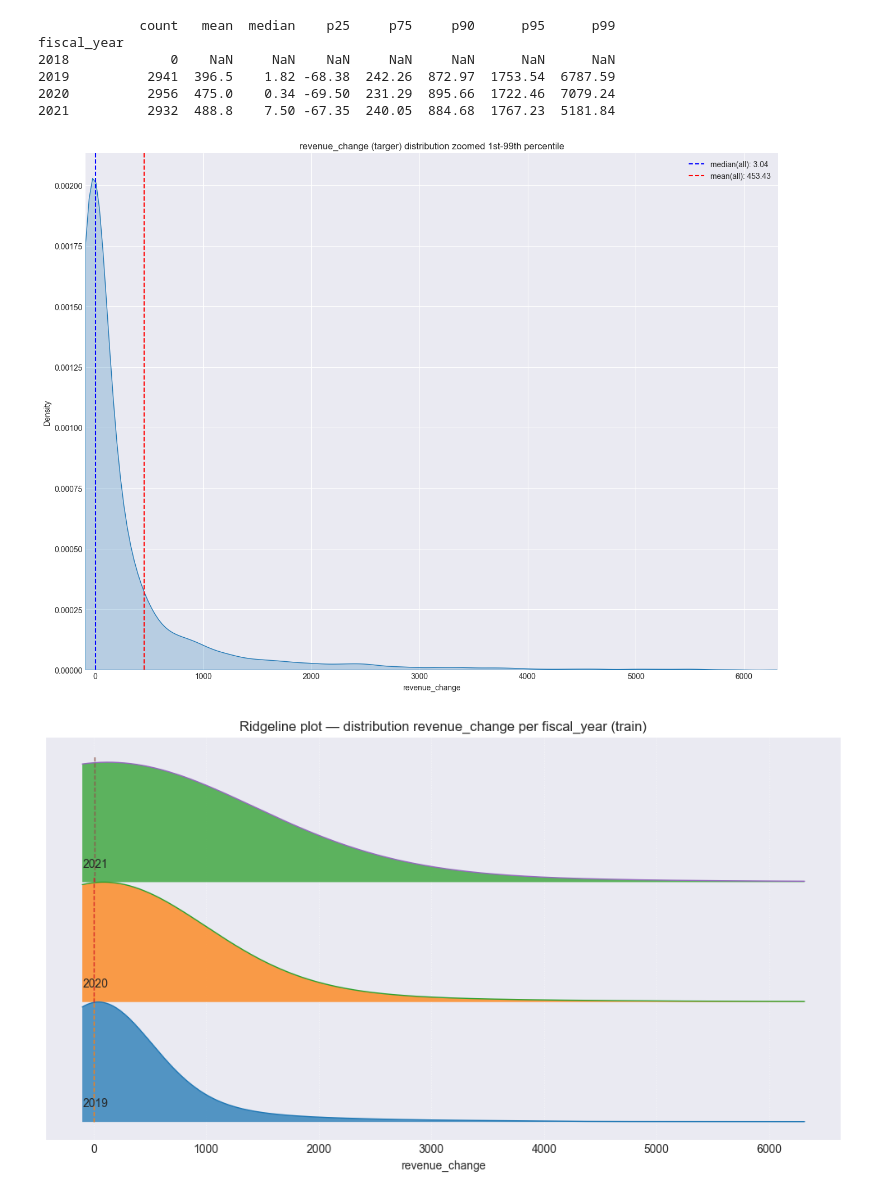
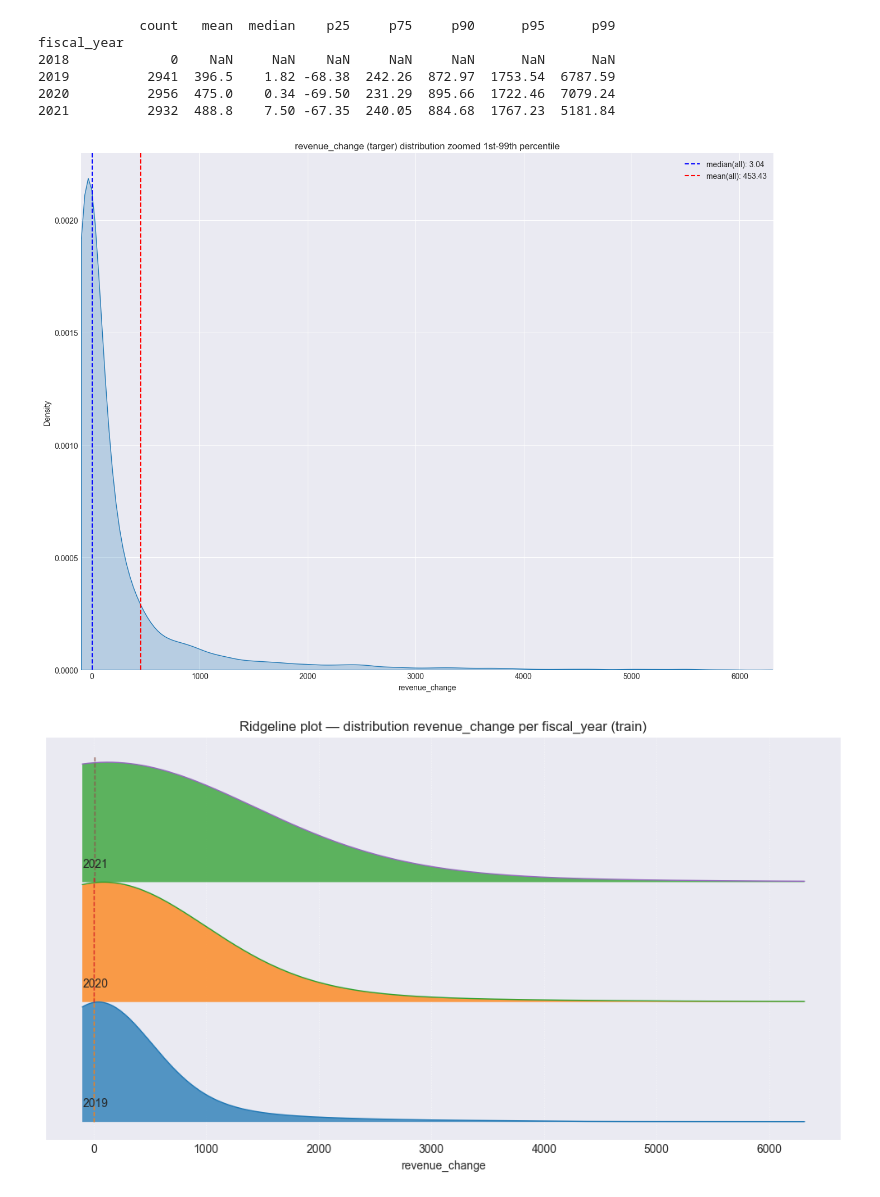
Before and after one commit to MoriondoTommaso/italian-financial-challenge, a Jupyter notebook: notebooks/Final.ipynb, the cells around one changed output. Cells and saved outputs as stored; diff of their text form; code cells hidden in the pictures.

```diff
--- a/notebooks/Final.ipynb
+++ b/notebooks/Final.ipynb
@@ -352,19 +366,19 @@ fiscal_year
 2021          2932  488.8    7.50 -67.35  240.05  884.68  1767.23  5181.84
 # %%
 y = train_df[target].dropna().copy()
-r_low, r_high = y.quantile([0.1, 0.99])
+r_low, r_high = y.quantile([0.01, 0.99])
 y_core = y[(y >= r_low) & (y <= r_high)]
 
 plt.figure(figsize=(16,12))
 sns.kdeplot(x=y_core, fill=True, cut=0)
 plt.axvline(y.median(), color="blue", linestyle="--", label=f"median(all): {y.median():.2f}")
 plt.axvline(y.mean(),   color="red",  linestyle="--", label=f"mean(all): {y.mean():.2f}")
 plt.xlim(r_low, r_high)
 plt.title('revenue_change (targer) distribution zoomed 1st-99th percentile')
 plt.legend()
 plt.show()
 # %% [output]
-[figure, old version]
+[figure, new version]
 # %%
 df = train_df[np.isfinite(train_df["revenue_change"])].copy()
 
```
Also changed, not shown: parts of 24 cells of this notebook, 2 other files.
